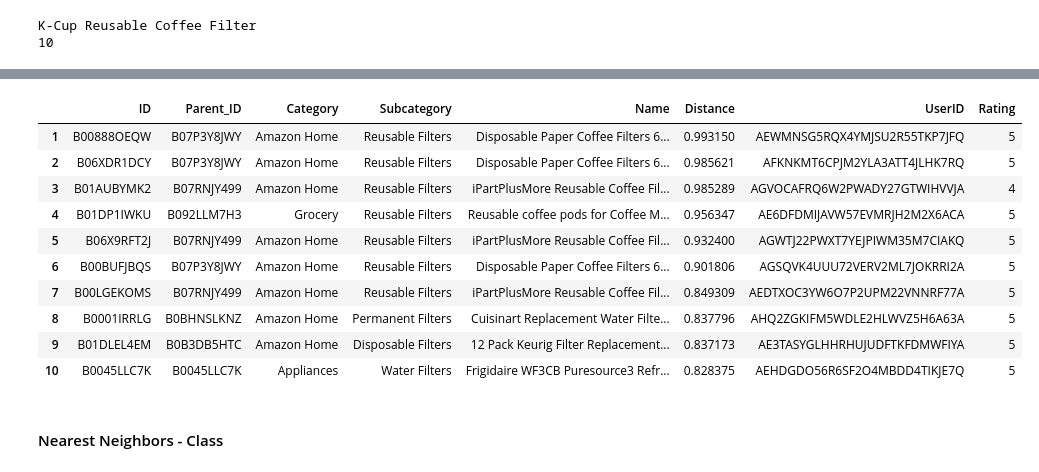
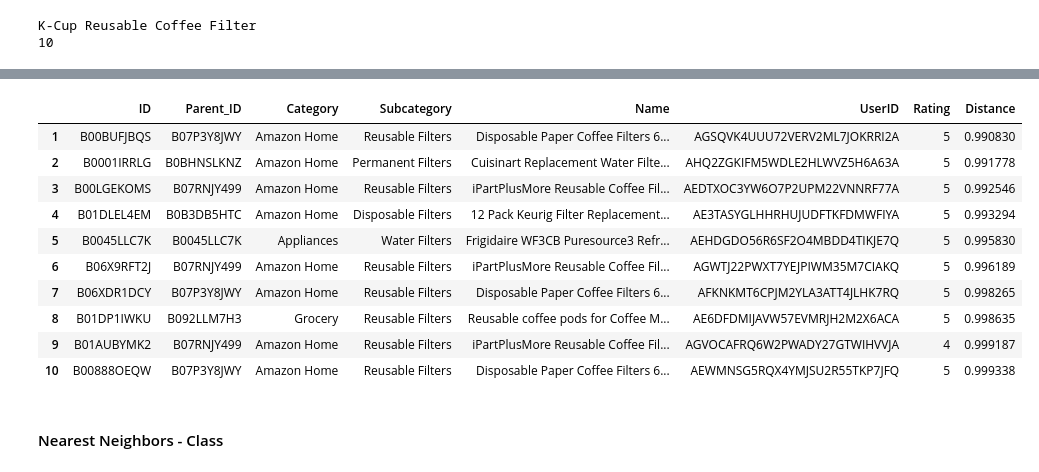
Before and after one commit to ds-edu/capstone-recsys, a Jupyter notebook: recsys_ecomm/notebooks/recsys.ipynb, the cells around one changed output, grey strips where cells are left out. Cells and saved outputs as stored; diff of their text form; code cells hidden in the pictures.

```diff
--- a/recsys_ecomm/notebooks/recsys.ipynb
+++ b/recsys_ecomm/notebooks/recsys.ipynb
@@ -1016,5 +1032,5 @@ Refer to EDA Distribution of ratings.
 n_threshold_prod = 5
 
 # Set num of ratings threshold for users
-n_threshold_user = 2
+n_threshold_user = 1
 # %% [markdown]
@@ -1085,6 +1100,6 @@ space = {
 #### Nearest Neighbors - Direct
 # %%
 # Build Model
-knn = NearestNeighbors(metric='cosine', algorithm='auto', n_neighbors=20, n_jobs= -1)
+knn = NearestNeighbors(metric='cosine', algorithm='auto', n_neighbors=k, n_jobs= -1)
 knn.fit(csr_data)
 # %% [output]
@@ -1093,7 +1112,6 @@ NearestNeighbors(metric='cosine', n_jobs=-1, n_neighbors=20)
 # query = 'Wayona USB'
 print(query)
 
-k = 10
 print(k)
 # %% [output]
 K-Cup Reusable Coffee Filter
@@ -1114,7 +1132,7 @@ def get_product_recommendation(data_df, data_pvt, data_csr, query, k):
 
         # Recommended products indices (tuples of (index, distance))
         # rec_prod_indices = sorted( list(zip(indices.squeeze().tolist(), distance.squeeze().tolist())), key=lambda x: x[1])[:0, -1]
-        rec_prod_indices = sorted( list(zip(indices.squeeze().tolist(), distance.squeeze().tolist())), key=lambda x: x[1])[: 0:-1]
+        rec_prod_indices = sorted( list(zip(indices.squeeze().tolist(), distance.squeeze().tolist())), key=lambda x: x[1])[1:k+1]
 
         #Verify
         display(rec_prod_indices)
@@ -1165,17 +1183,17 @@ Found products with similar keywords.
 # %%
-df_recommendations[['ID', 'Parent_ID', 'Category', 'Subcategory', 'Name', 'Distance',  'UserID', 'Rating',]]
+df_recommendations[['ID', 'Parent_ID', 'Category', 'Subcategory', 'Name',  'UserID', 'Rating', 'Distance' ]]
 # %% [output]
-|  | ID | Parent_ID | Category | Subcategory | Name | Distance | UserID | Rating |
-| 1 | B00888OEQW | B07P3Y8JWY | Amazon Home | Reusable Filters | Disposable Paper Coffee Filters 6... | 0.993150 | AEWMNSG5RQX4YMJSU2R55TKP7JFQ | 5 |
-| 2 | B06XDR1DCY | B07P3Y8JWY | Amazon Home | Reusable Filters | Disposable Paper Coffee Filters 6... | 0.985621 | AFKNKMT6CPJM2YLA3ATT4JLHK7RQ | 5 |
-| 3 | B01AUBYMK2 | B07RNJY499 | Amazon Home | Reusable Filters | iPartPlusMore Reusable Coffee Fil... | 0.985289 | AGVOCAFRQ6W2PWADY27GTWIHVVJA | 4 |
-| 4 | B01DP1IWKU | B092LLM7H3 | Grocery | Reusable Filters | Reusable coffee pods for Coffee M... | 0.956347 | AE6DFDMIJAVW57EVMRJH2M2X6ACA | 5 |
-| 5 | B06X9RFT2J | B07RNJY499 | Amazon Home | Reusable Filters | iPartPlusMore Reusable Coffee Fil... | 0.932400 | AGWTJ22PWXT7YEJPIWM35M7CIAKQ | 5 |
-| 6 | B00BUFJBQS | B07P3Y8JWY | Amazon Home | Reusable Filters | Disposable Paper Coffee Filters 6... | 0.901806 | AGSQVK4UUU72VERV2ML7JOKRRI2A | 5 |
-| 7 | B00LGEKOMS | B07RNJY499 | Amazon Home | Reusable Filters | iPartPlusMore Reusable Coffee Fil... | 0.849309 | AEDTXOC3YW6O7P2UPM22VNNRF77A | 5 |
-| 8 | B0001IRRLG | B0BHNSLKNZ | Amazon Home | Permanent Filters | Cuisinart Replacement Water Filte... | 0.837796 | AHQ2ZGKIFM5WDLE2HLWVZ5H6A63A | 5 |
-| 9 | B01DLEL4EM | B0B3DB5HTC | Amazon Home | Disposable Filters | 12 Pack Keurig Filter Replacement... | 0.837173 | AE3TASYGLHHRHUJUDFTKFDMWFIYA | 5 |
-| 10 | B0045LLC7K | B0045LLC7K | Appliances | Water Filters | Frigidaire WF3CB Puresource3 Refr... | 0.828375 | AEHDGDO56R6SF2O4MBDD4TIKJE7Q | 5 |
+|  | ID | Parent_ID | Category | Subcategory | Name | UserID | Rating | Distance |
+| 1 | B00BUFJBQS | B07P3Y8JWY | Amazon Home | Reusable Filters | Disposable Paper Coffee Filters 6... | AGSQVK4UUU72VERV2ML7JOKRRI2A | 5 | 0.990830 |
+| 2 | B0001IRRLG | B0BHNSLKNZ | Amazon Home | Permanent Filters | Cuisinart Replacement Water Filte... | AHQ2ZGKIFM5WDLE2HLWVZ5H6A63A | 5 | 0.991778 |
+| 3 | B00LGEKOMS | B07RNJY499 | Amazon Home | Reusable Filters | iPartPlusMore Reusable Coffee Fil... | AEDTXOC3YW6O7P2UPM22VNNRF77A | 5 | 0.992546 |
+| 4 | B01DLEL4EM | B0B3DB5HTC | Amazon Home | Disposable Filters | 12 Pack Keurig Filter Replacement... | AE3TASYGLHHRHUJUDFTKFDMWFIYA | 5 | 0.993294 |
+| 5 | B0045LLC7K | B0045LLC7K | Appliances | Water Filters | Frigidaire WF3CB Puresource3 Refr... | AEHDGDO56R6SF2O4MBDD4TIKJE7Q | 5 | 0.995830 |
+| 6 | B06X9RFT2J | B07RNJY499 | Amazon Home | Reusable Filters | iPartPlusMore Reusable Coffee Fil... | AGWTJ22PWXT7YEJPIWM35M7CIAKQ | 5 | 0.996189 |
+| 7 | B06XDR1DCY | B07P3Y8JWY | Amazon Home | Reusable Filters | Disposable Paper Coffee Filters 6... | AFKNKMT6CPJM2YLA3ATT4JLHK7RQ | 5 | 0.998265 |
+| 8 | B01DP1IWKU | B092LLM7H3 | Grocery | Reusable Filters | Reusable coffee pods for Coffee M... | AE6DFDMIJAVW57EVMRJH2M2X6ACA | 5 | 0.998635 |
+| 9 | B01AUBYMK2 | B07RNJY499 | Amazon Home | Reusable Filters | iPartPlusMore Reusable Coffee Fil... | AGVOCAFRQ6W2PWADY27GTWIHVVJA | 4 | 0.999187 |
+| 10 | B00888OEQW | B07P3Y8JWY | Amazon Home | Reusable Filters | Disposable Paper Coffee Filters 6... | AEWMNSG5RQX4YMJSU2R55TKP7JFQ | 5 | 0.999338 |
 # %% [markdown]
 #### Nearest Neighbors - Class
 # %%
```
Also changed, not shown: parts of 74 cells of this notebook.
